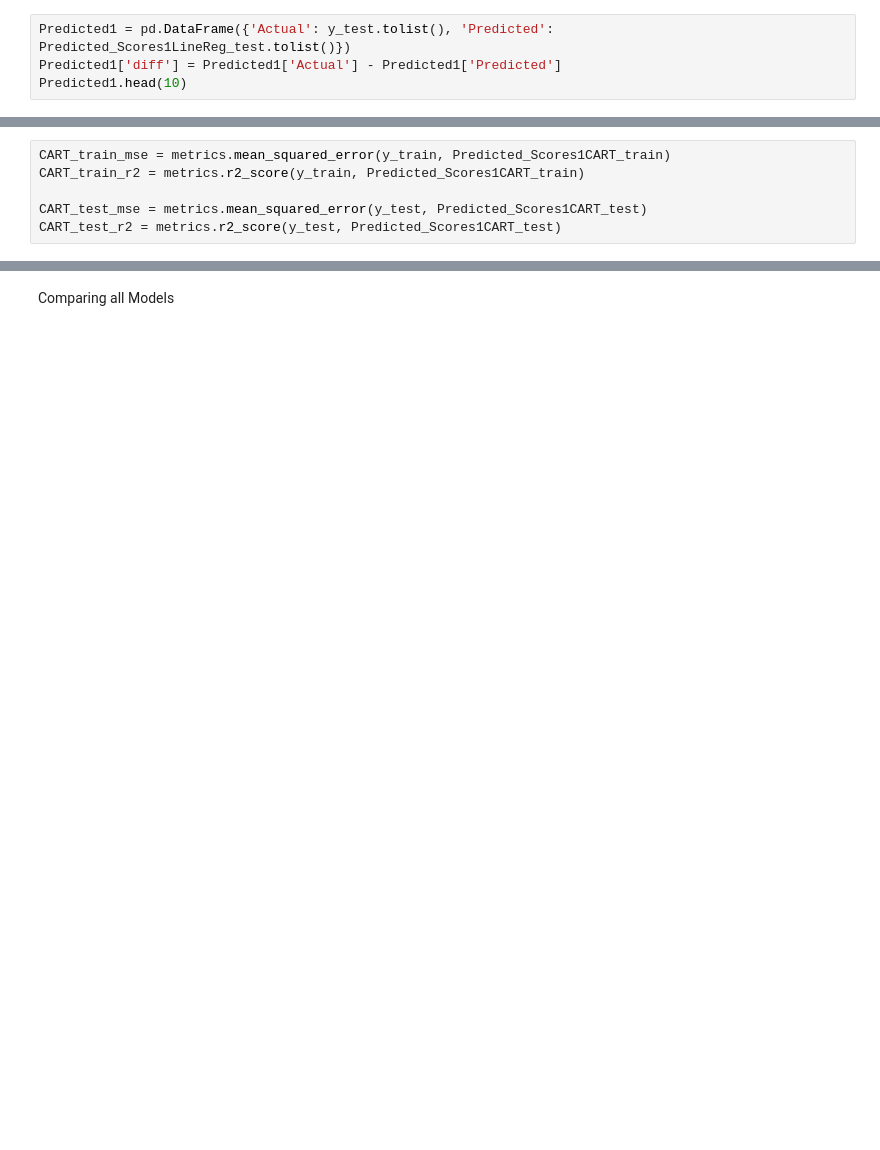
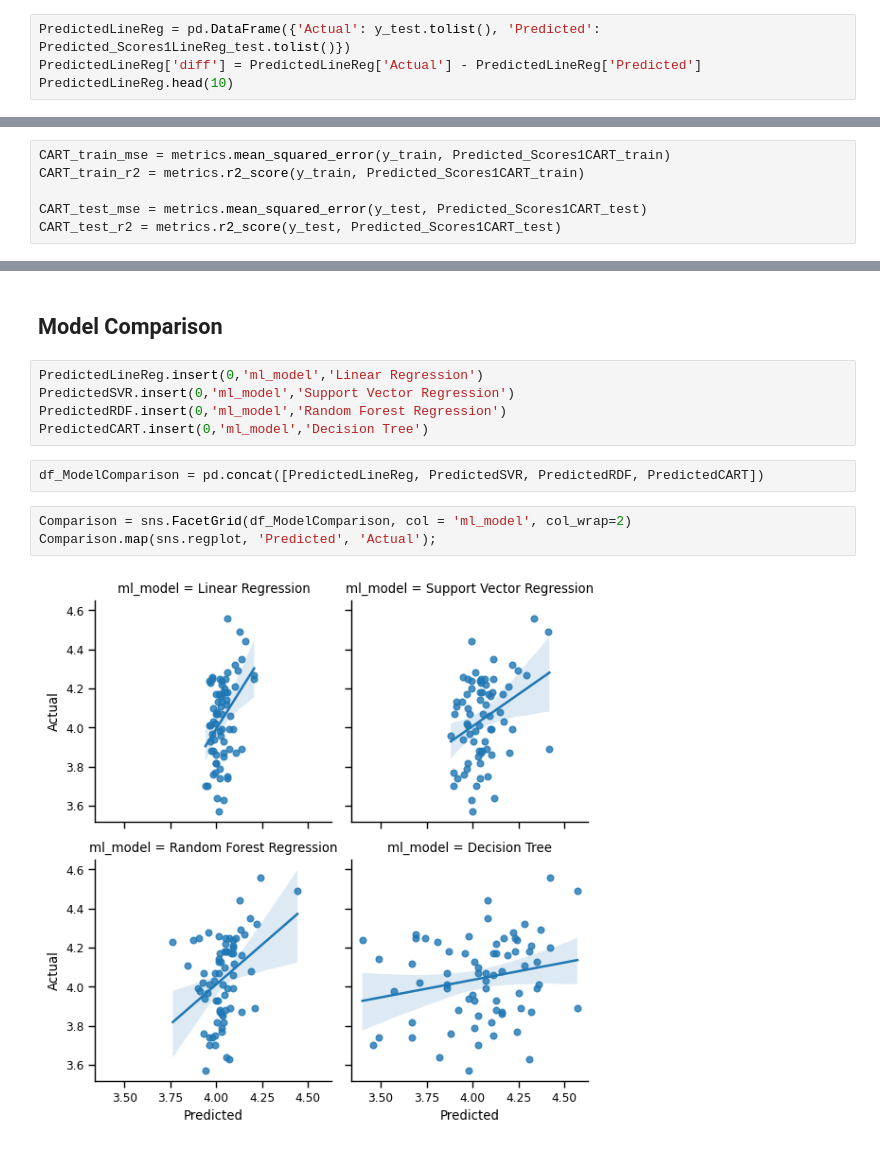
Before and after one commit to Ayanab01/BookClassificationModel, a Jupyter notebook: ML Project.ipynb, the cells around one changed output, grey strips where cells are left out. Saved outputs shown, nothing was run; the diff lists cells and outputs as text; blank space fills up the shorter version.

```diff
--- a/ML Project.ipynb
+++ b/ML Project.ipynb
@@ -762,9 +764,9 @@ Intercept = 4.023307059221394
 Coefficients = [-0.00923268663072898, -0.031315849981748384, 0.03431065418551327, 0.004602888077347194, -0.004933963759665917]
 0.13404029184515853
 # %%
-Predicted1 = pd.DataFrame({'Actual': y_test.tolist(), 'Predicted': Predicted_Scores1LineReg_test.tolist()})
-Predicted1['diff'] = Predicted1['Actual'] - Predicted1['Predicted']
-Predicted1.head(10)
+PredictedLineReg = pd.DataFrame({'Actual': y_test.tolist(), 'Predicted': Predicted_Scores1LineReg_test.tolist()})
+PredictedLineReg['diff'] = PredictedLineReg['Actual'] - PredictedLineReg['Predicted']
+PredictedLineReg.head(10)
 # %% [output]
 |  | Actual | Predicted | diff |
 | 0 | 4.23 | 3.968879 | 0.261121 |
@@ -1077,5 +1081,17 @@ CART_Results
-# %% [markdown]
-Comparing all Models
+# %% [markdown]
+## Model Comparison
+# %%
+PredictedLineReg.insert(0,'ml_model','Linear Regression')
+PredictedSVR.insert(0,'ml_model','Support Vector Regression')
+PredictedRDF.insert(0,'ml_model','Random Forest Regression')
+PredictedCART.insert(0,'ml_model','Decision Tree')
+# %%
+df_ModelComparison = pd.concat([PredictedLineReg, PredictedSVR, PredictedRDF, PredictedCART])
+# %%
+Comparison = sns.FacetGrid(df_ModelComparison, col = 'ml_model', col_wrap=2)
+Comparison.map(sns.regplot, 'Predicted', 'Actual');
+# %% [output]
+[figure, added]
 # %%
 df_MLModels = pd.concat([LineReg_Results, SVR_Results, RDF_Results, CART_Results], axis=0).reset_index(drop=True)
 df_MLModels
```
Also changed, not shown: parts of 30 cells of this notebook.
